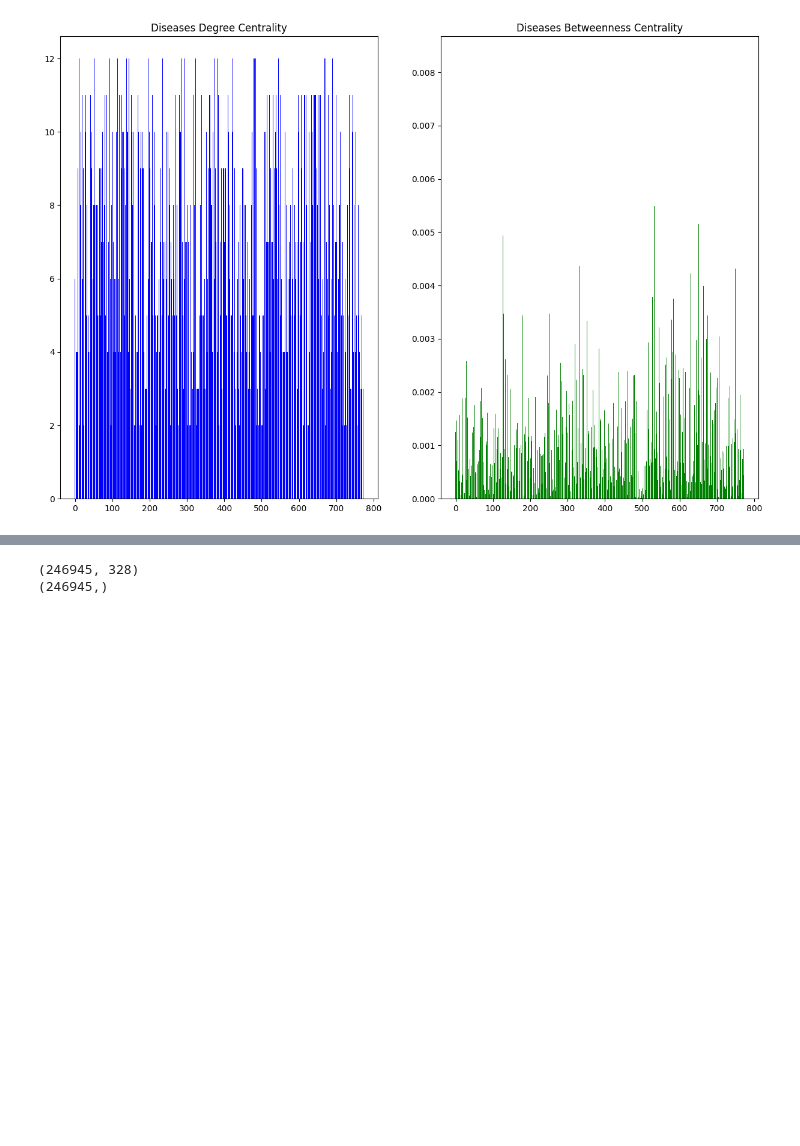
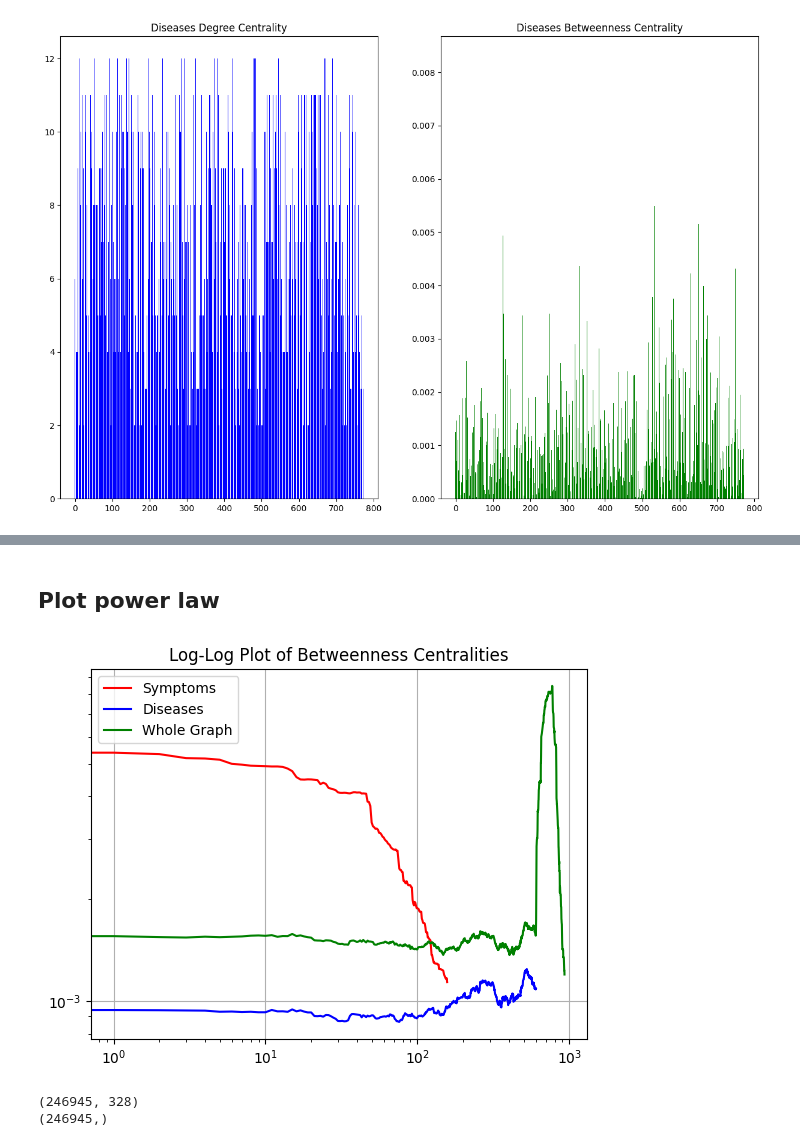
Before and after one commit to DavideLigari/disease-prediction, a Jupyter notebook: code/metrics_analysis/betweenness_centrality.ipynb, the cells around one changed output, grey strips where cells are left out. Cells and saved outputs as stored; diff of their text form; code cells hidden in the pictures; blank space fills up the shorter version.

Commit message:
WIP betweenness centralities powerlaw

```diff
--- a/code/metrics_analysis/betweenness_centrality.ipynb
+++ b/code/metrics_analysis/betweenness_centrality.ipynb
@@ -149,3 +149,51 @@ sorted_names_L1.plot.bar(x='Symptom', y='Degree', figsize=(20,5), color="lightco
+# %% [markdown]
+## Plot power law
+# %%
+import numpy as np
+import matplotlib.pyplot as plt
+
+# Apply a simple moving average to smooth the data
+symptoms_array = np.array(list(symptoms_betweenness.values()))
+diseases_array = np.array(list(diseases_betweenness.values()))
+graph_array = np.array(list(graph_betweenness.values()))
+window_size = 170
+sb = np.convolve(symptoms_array, np.ones(window_size) / window_size, mode="valid")
+db = np.convolve(diseases_array, np.ones(window_size) / window_size, mode="valid")
+gb = np.convolve(graph_array, np.ones(window_size) / window_size, mode="valid")
+# Create log-log plot with smoothed data
+plt.loglog(
+    sb,
+    linestyle="-",
+    color="r",
+    label="Symptoms",
+)
+plt.loglog(
+    db,
+    linestyle="-",
+    color="b",
+    label="Diseases",
+)
+plt.loglog(
+    gb,
+    linestyle="-",
+    color="g",
+    label="Whole Graph",
+)
+
+
+# Add labels and title
+plt.title("Log-Log Plot of Betweenness Centralities")
+
+# Show grid
+plt.grid(True)
+
+# Show legend
+plt.legend()
+
+# Show the plot
+plt.show()
+# %% [output]
+[figure, added]
 # %%
 data = np.load("../prediction_model/features/betweennes.npz")
 x, y = data['X'], data['y']
```
Also changed, not shown: parts of 1 cell of this notebook, 4 other files.
